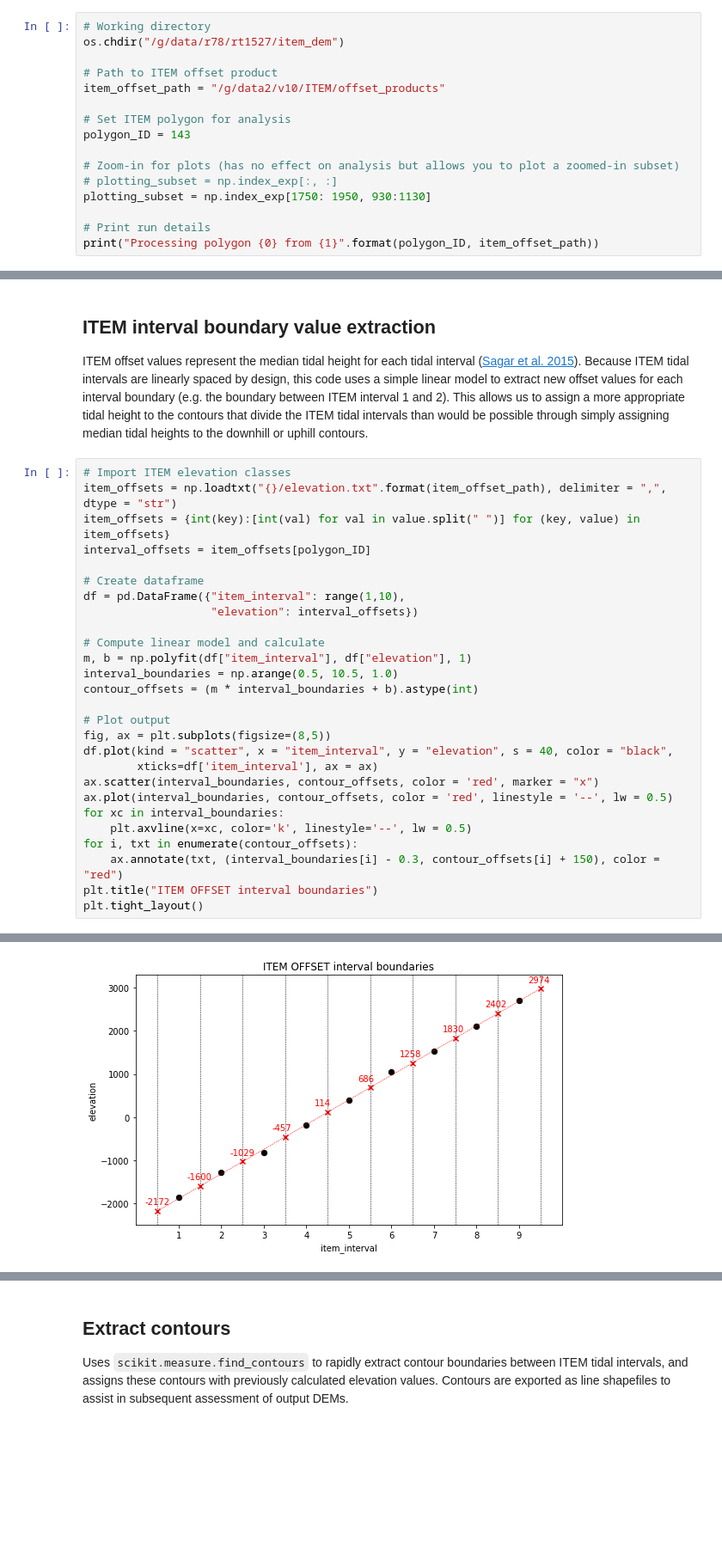
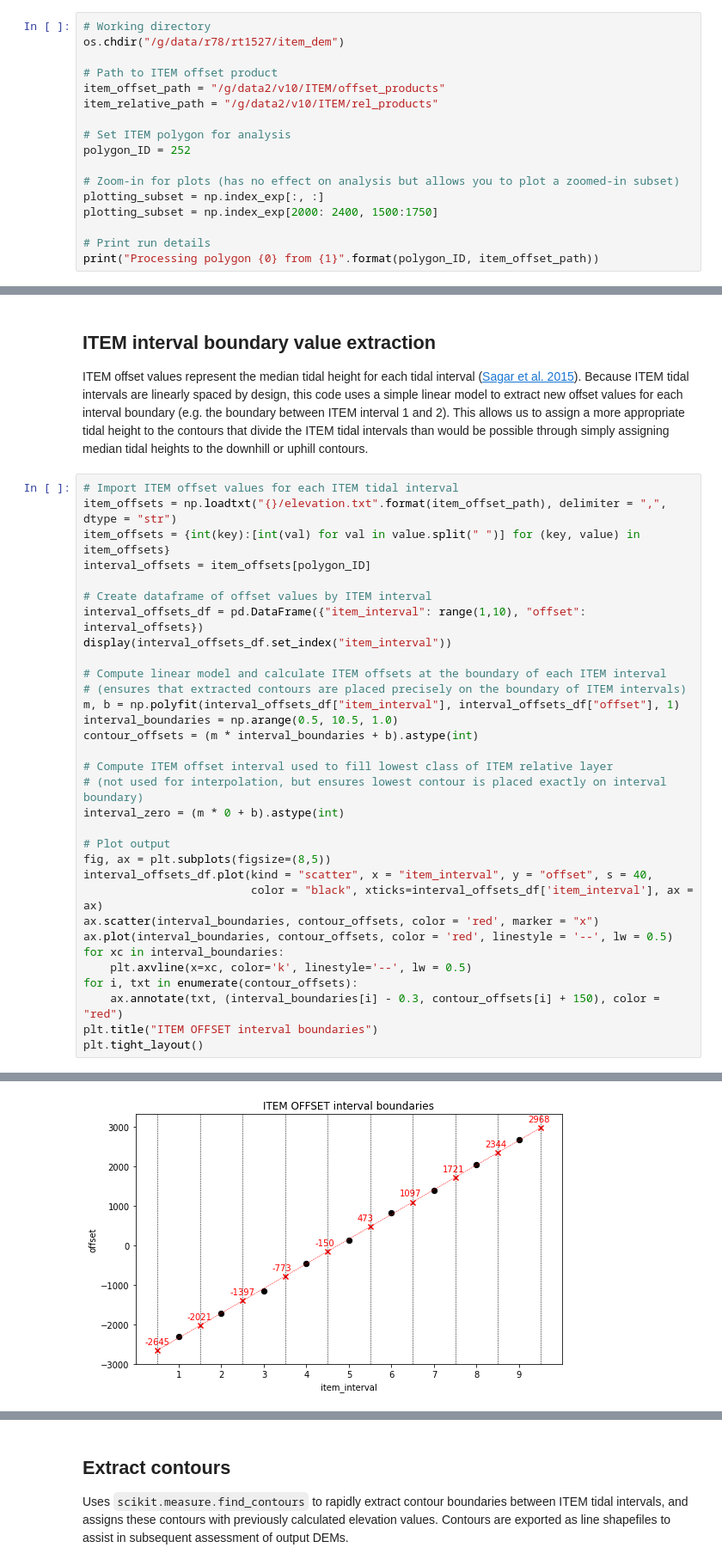
Before and after one commit to robbibt/nidem_visualisations, a Jupyter notebook: IntertidalDEM.ipynb, the cells around one changed output, grey strips where cells are left out. Shown: that part at 86% size. Saved outputs shown, nothing was run; the diff lists cells and outputs as text; blank space fills up the shorter version.

```diff
--- a/IntertidalDEM.ipynb
+++ b/IntertidalDEM.ipynb
@@ -71,13 +72,14 @@ os.chdir("/g/data/r78/rt1527/item_dem")
 
 # Path to ITEM offset product
 item_offset_path = "/g/data2/v10/ITEM/offset_products"
+item_relative_path = "/g/data2/v10/ITEM/rel_products"
 
 # Set ITEM polygon for analysis
-polygon_ID = 143
+polygon_ID = 252
 
 # Zoom-in for plots (has no effect on analysis but allows you to plot a zoomed-in subset)
-# plotting_subset = np.index_exp[:, :]
-plotting_subset = np.index_exp[1750: 1950, 930:1130]
+plotting_subset = np.index_exp[:, :]
+plotting_subset = np.index_exp[2000: 2400, 1500:1750]
 
 # Print run details
 print("Processing polygon {0} from {1}".format(polygon_ID, item_offset_path))
@@ -87,24 +89,29 @@ Processing polygon 143 from /g/data2/v10/ITEM/offset_products
 ## ITEM interval boundary value extraction
 ITEM offset values represent the median tidal height for each tidal interval ([Sagar et al. 2015](https://doi.org/10.1016/j.rse.2017.04.009)). Because ITEM tidal intervals are linearly spaced by design, this code uses a simple linear model to extract new offset values for each interval boundary (e.g. the boundary between ITEM interval 1 and 2). This allows us to assign a more appropriate tidal height to the contours that divide the ITEM tidal intervals than would be possible through simply assigning median tidal heights to the downhill or uphill contours.
 # %%
-# Import ITEM elevation classes
+# Import ITEM offset values for each ITEM tidal interval
 item_offsets = np.loadtxt("{}/elevation.txt".format(item_offset_path), delimiter = ",", dtype = "str")
 item_offsets = {int(key):[int(val) for val in value.split(" ")] for (key, value) in item_offsets}
 interval_offsets = item_offsets[polygon_ID]
 
-# Create dataframe
-df = pd.DataFrame({"item_interval": range(1,10),
-                   "elevation": interval_offsets})
+# Create dataframe of offset values by ITEM interval
+interval_offsets_df = pd.DataFrame({"item_interval": range(1,10), "offset": interval_offsets})
+display(interval_offsets_df.set_index("item_interval"))
 
-# Compute linear model and calculate
-m, b = np.polyfit(df["item_interval"], df["elevation"], 1)
+# Compute linear model and calculate ITEM offsets at the boundary of each ITEM interval
+# (ensures that extracted contours are placed precisely on the boundary of ITEM intervals)
+m, b = np.polyfit(interval_offsets_df["item_interval"], interval_offsets_df["offset"], 1)
 interval_boundaries = np.arange(0.5, 10.5, 1.0)
 contour_offsets = (m * interval_boundaries + b).astype(int)
 
+# Compute ITEM offset interval used to fill lowest class of ITEM relative layer
+# (not used for interpolation, but ensures lowest contour is placed exactly on interval boundary)
+interval_zero = (m * 0 + b).astype(int)
+
 # Plot output
 fig, ax = plt.subplots(figsize=(8,5))
-df.plot(kind = "scatter", x = "item_interval", y = "elevation", s = 40, color = "black",
-        xticks=df['item_interval'], ax = ax)
+interval_offsets_df.plot(kind = "scatter", x = "item_interval", y = "offset", s = 40,
+                         color = "black", xticks=interval_offsets_df['item_interval'], ax = ax)
 ax.scatter(interval_boundaries, contour_offsets, color = 'red', marker = "x")
 ax.plot(interval_boundaries, contour_offsets, color = 'red', linestyle = '--', lw = 0.5)
 for xc in interval_boundaries:
@@ -117 +135 @@ plt.tight_layout()
-[figure, old version]
+[figure, new version]
```
Also changed, not shown: parts of 27 cells of this notebook, 3 other files.
